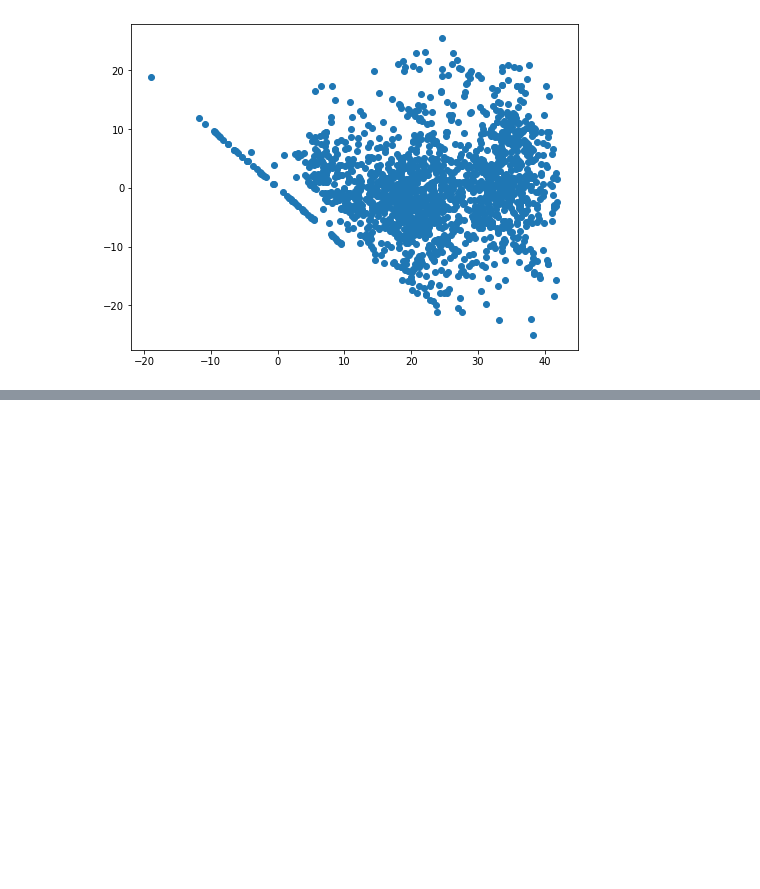
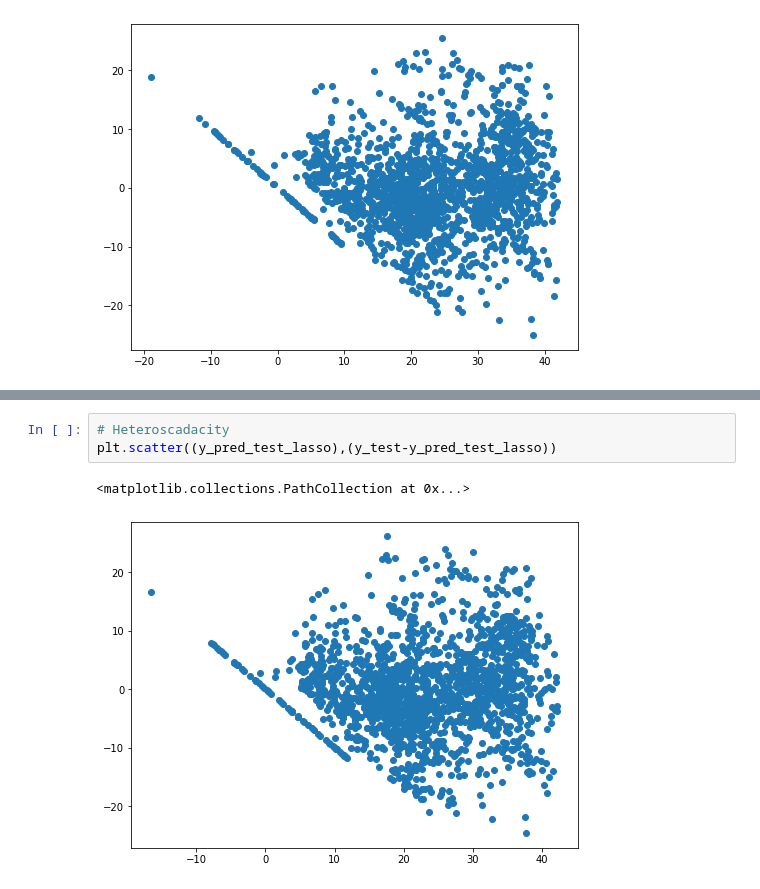
Before and after one commit to Creatrohit9/ROHIT-BHDAURIYA--Bike-Sharing-Demand-Prediction, a Jupyter notebook: ROHIT_BHADAURIYA(Proponent_Ds)_Bike_Sharing_Demand_Prediction_2_Capstone_Project.ipynb, the cells around one changed output, grey strips where cells are left out. Saved outputs shown, nothing was run; the diff lists cells and outputs as text; blank space fills up the shorter version.

```diff
--- a/ROHIT_BHADAURIYA(Proponent_Ds)_Bike_Sharing_Demand_Prediction_2_Capstone_Project.ipynb
+++ b/ROHIT_BHADAURIYA(Proponent_Ds)_Bike_Sharing_Demand_Prediction_2_Capstone_Project.ipynb
@@ -666,0 +710,6 @@ plt.scatter((y_pred_test),(y_test)-(y_pred_test))
+# %%
+# Heteroscadacity
+plt.scatter((y_pred_test_lasso),(y_test-y_pred_test_lasso))
+# %% [output]
+<matplotlib.collections.PathCollection at 0x...>
+[figure, added]
```
Also changed, not shown: parts of 6 cells of this notebook.
